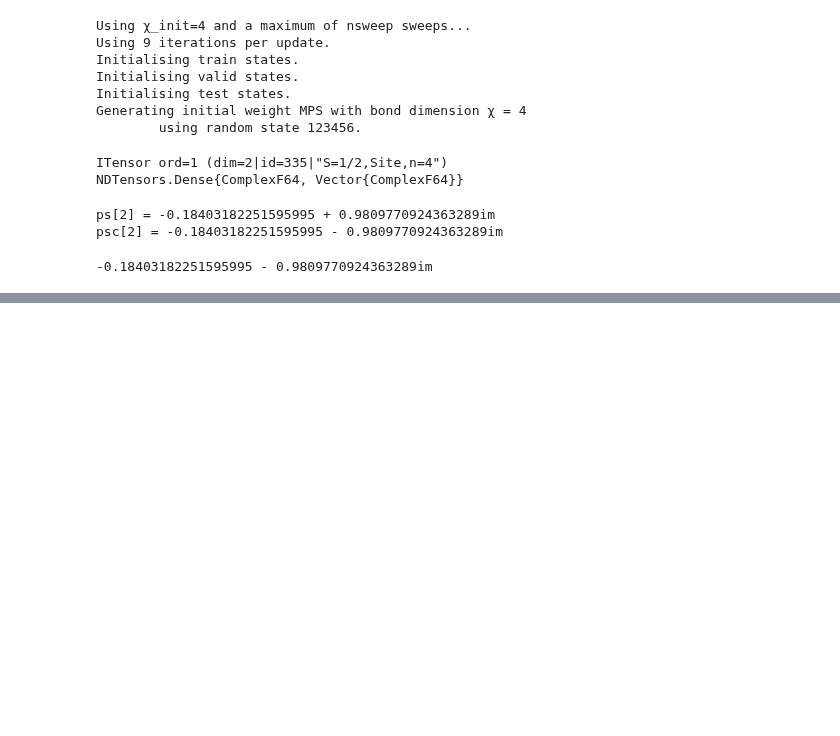
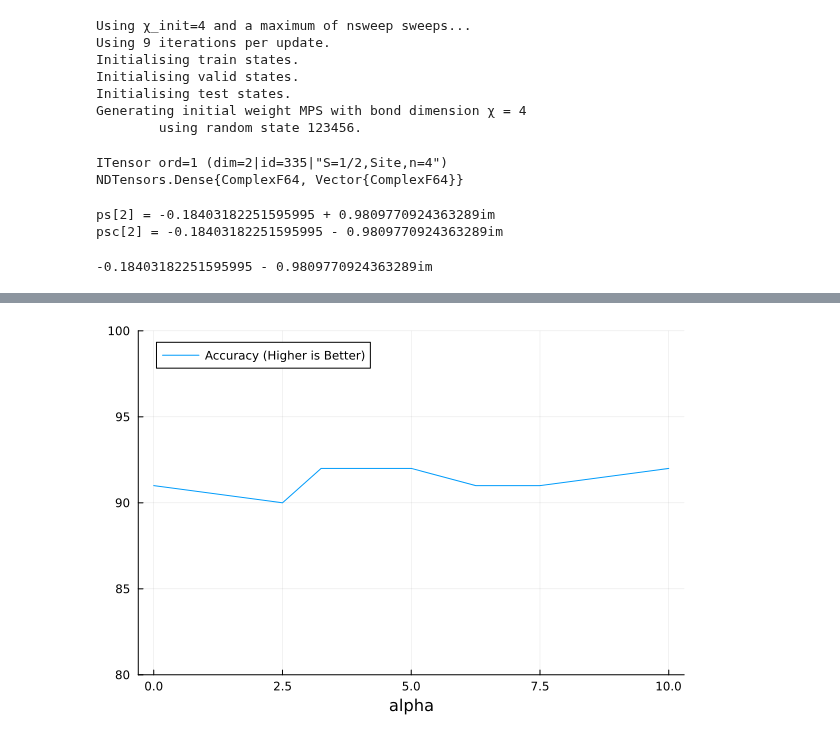
Before and after one commit to jmoo2880/QuantumInspiredML, a Jupyter notebook: LogLoss/ffts.ipynb, the cells around one changed output, grey strips where cells are left out. Saved outputs shown, nothing was run; the diff lists cells and outputs as text; code cells hidden in the pictures; blank space fills up the shorter version.

```diff
--- a/LogLoss/ffts.ipynb
+++ b/LogLoss/ffts.ipynb
@@ -210,0 +267,11 @@ psc[2] = -0.18403182251595995 - 0.9809770924363289im
+# %%
+xs = [0,2.5,3.25,5,6.25,7.5,10]
+
+klds = [11.6,11.6,11.9,11.7,11.8,11.8,12.5]
+
+accs = [91,90,92,92,91,91,92]
+
+plot(xs, accs,label="Accuracy (Higher is Better)",legend=:topleft,ylims=(80,100), xlabel="alpha")
+#plot(xs, klds,color=:red,label="KLDS")
+# %% [output]
+[figure, added]
```
Also changed, not shown: parts of 11 cells of this notebook, 3 other files.
